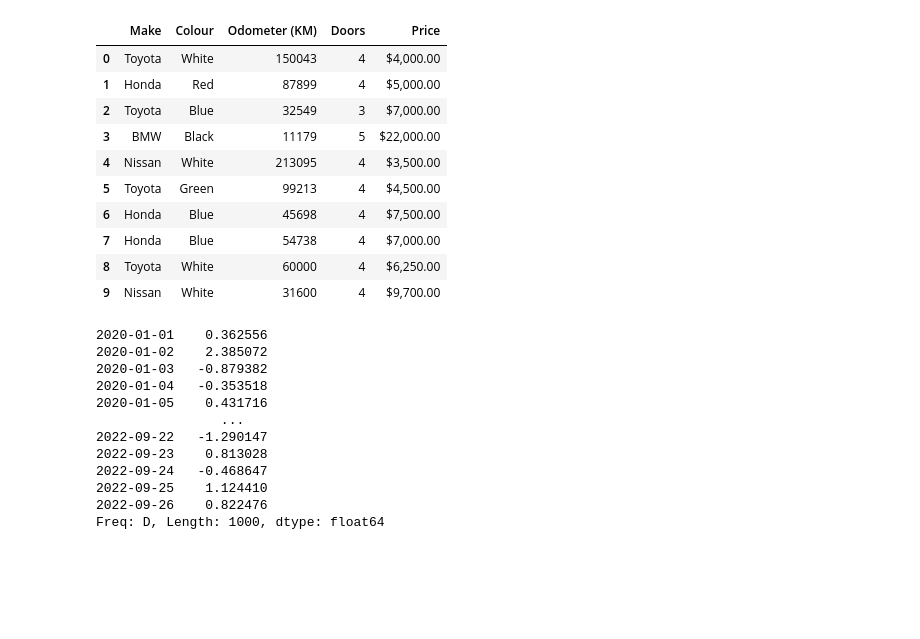
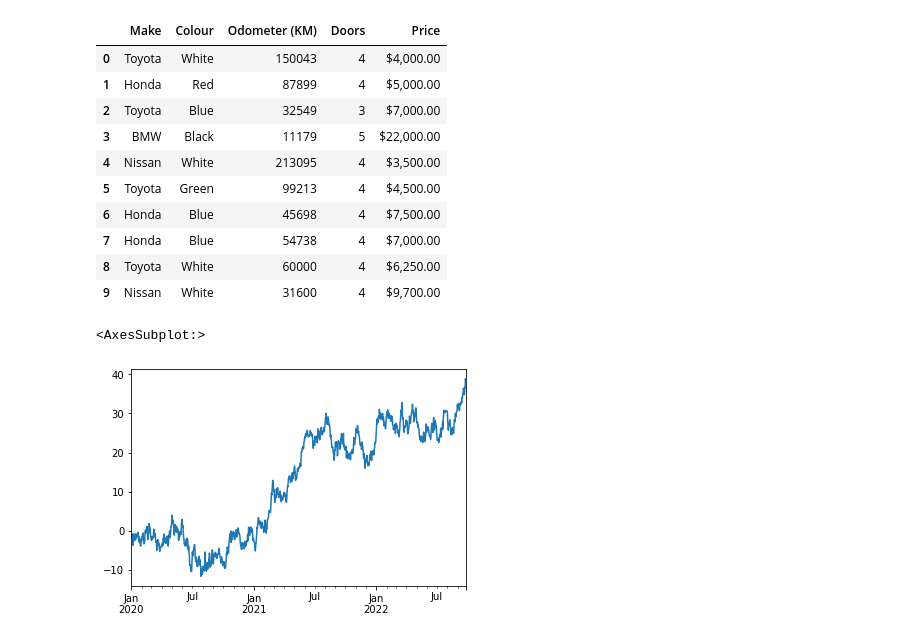
Before and after one commit to bibek-beebayk/Data-Science, a Jupyter notebook: MLSample/INtro to Matplotlib.ipynb, the cells around one changed output. Cells and saved outputs as stored; diff of their text form; code cells hidden in the pictures; blank space fills up the shorter version.

Commit message:
Matplotlib: Plotting Using Dataframe (plot method)

```diff
--- a/MLSample/INtro to Matplotlib.ipynb
+++ b/MLSample/INtro to Matplotlib.ipynb
@@ -206,17 +206,8 @@ car_sales
 # %%
 ts = pd.Series(np.random.randn(1000),
               index = pd.date_range("1/1/2020",periods = 1000))
-ts.cumsum()
+ts = ts.cumsum()
+ts.plot()
 # %% [output]
-2020-01-01    0.362556
-2020-01-02    2.385072
-2020-01-03   -0.879382
-2020-01-04   -0.353518
-2020-01-05    0.431716
-                ...
-2022-09-22   -1.290147
-2022-09-23    0.813028
-2022-09-24   -0.468647
-2022-09-25    1.124410
-2022-09-26    0.822476
-Freq: D, Length: 1000, dtype: float64
+<AxesSubplot:>
+[figure, added]
```
Also changed, not shown: parts of 19 cells of this notebook, 1 other file.
